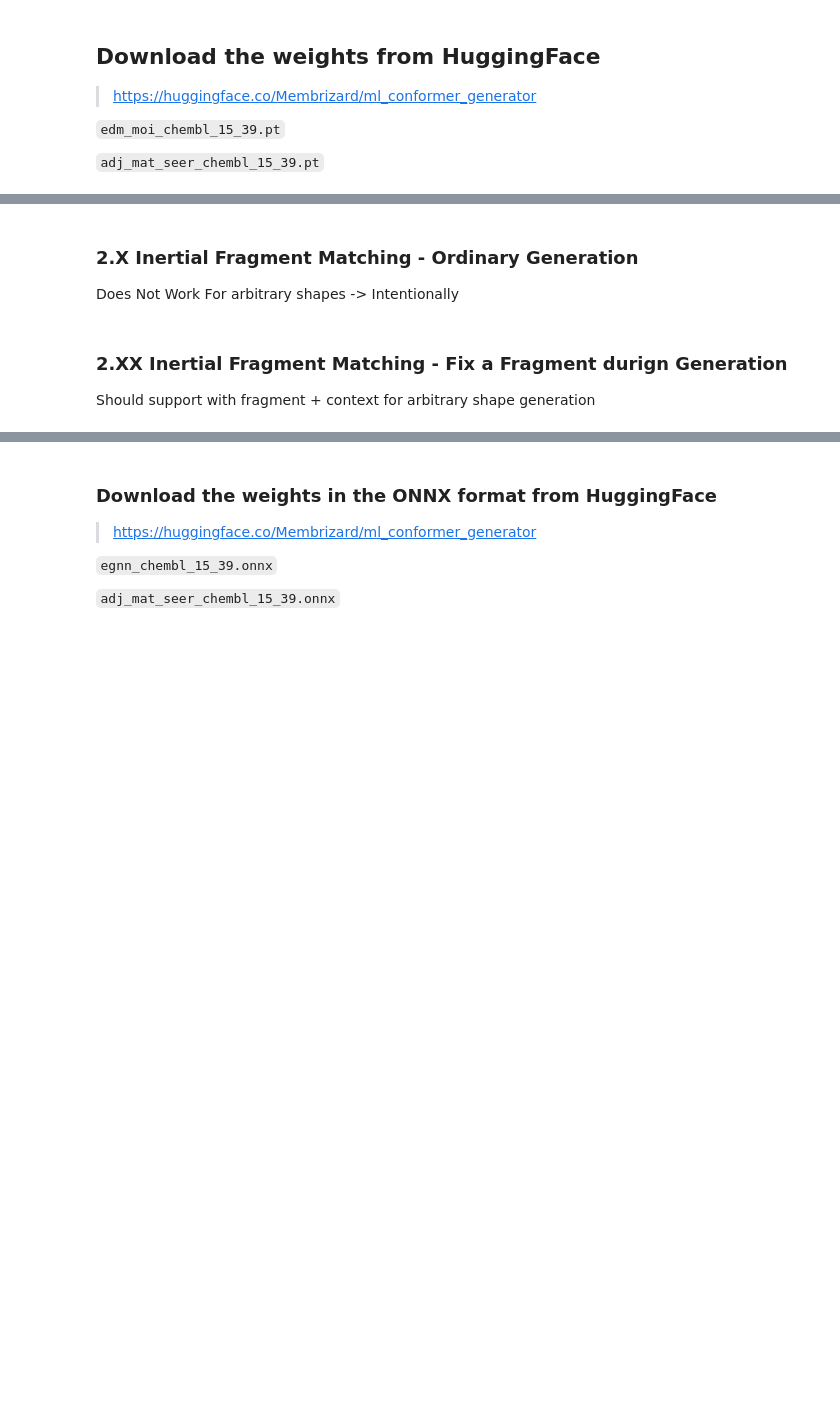
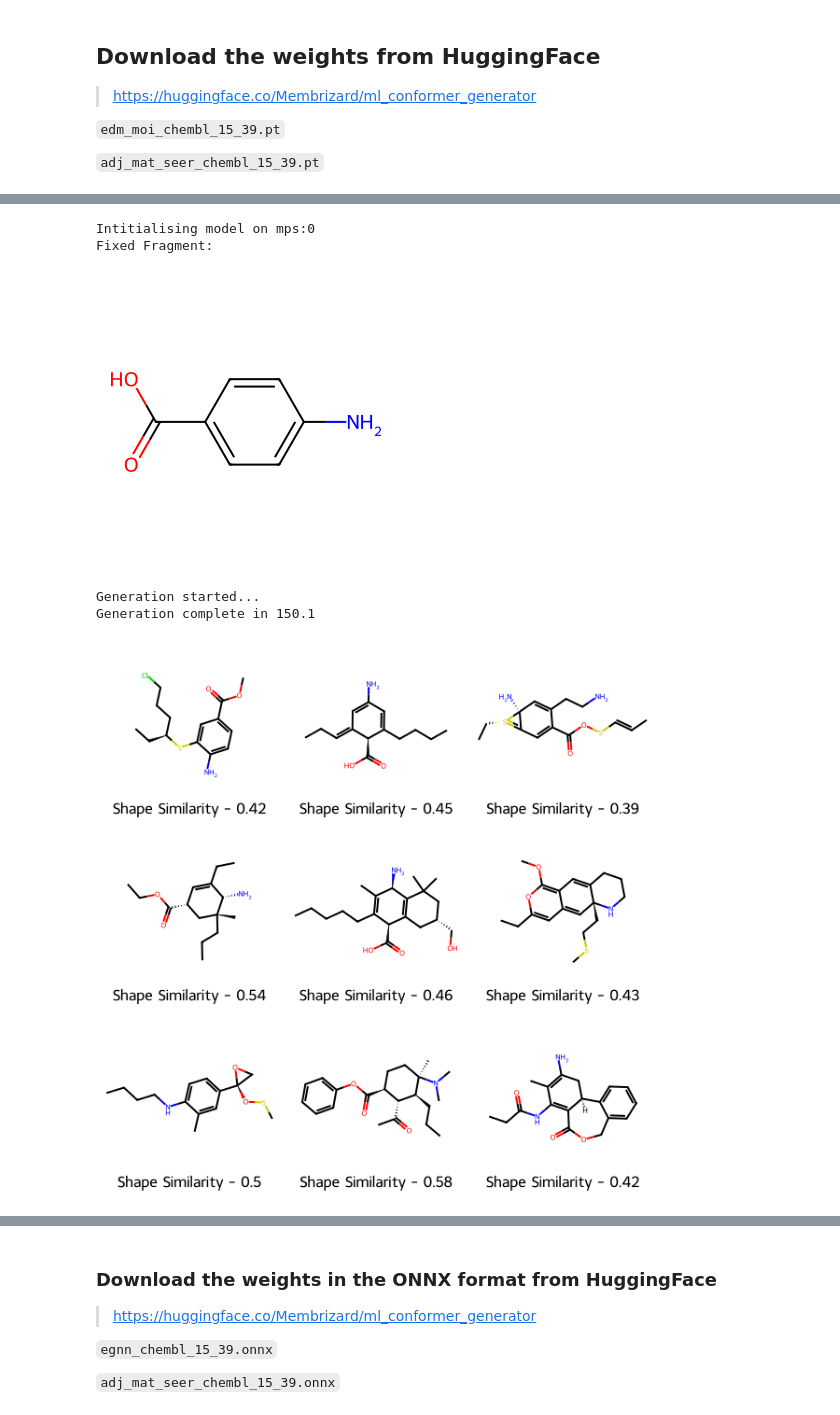
Before and after one commit to Membrizard/ml_conformer_generator, a Jupyter notebook: python_api_demo.ipynb, the cells around one changed output, grey strips where cells are left out. Saved outputs shown, nothing was run; the diff lists cells and outputs as text; code cells hidden in the pictures; blank space fills up the shorter version.

```diff
--- a/python_api_demo.ipynb
+++ b/python_api_demo.ipynb
@@ -107,7 +116,7 @@ else:
 print(f"Intitialising model on {device}")
 
 generator = MLConformerGenerator(
-                                 edm_weights="./edm_moi_chembl_6_39_fragments.pt",
+                                 edm_weights="./edm_moi_chembl_15_39.pt",
                                  adj_mat_seer_weights="./adj_mat_seer_chembl_15_39.pt",
                                  device=device,
                                  diffusion_steps=100,
@@ -117,6 +126,7 @@ generator = MLConformerGenerator(
 ref_mol = Chem.MolFromMolFile('./assets/demo_files/yibfeu.mol')
 # Load a Fragment, which you want generated molecules would have
 fixed_fragment = Chem.MolFromMolFile('./assets/demo_files/paba.mol')
+# fixed_fragment = Chem.MolFromMolFile('./assets/demo_files/ff_yibfeu_.mol')
 
 print("Fixed Fragment:")
 
@@ -125,35 +135,37 @@ display(Draw.MolToImage(Chem.MolFromSmiles(Chem.MolToSmiles(fixed_fragment))))
 # Generate Samples
 print("Generation started...")
 start = time.time()
 # Resampling increases generation quality, while sacrificing speed
 
 samples = generator.generate_conformers(
                                         reference_conformer=ref_mol,
                                         n_samples=20,
                                         variance=2,
                                         resample_steps=1,
                                         fixed_fragment=fixed_fragment,
                                         blend_power=3,
-                                        inertial_fragment_matching=False,
                                        )
 
 print(f"Generation complete in {round(time.time() - start, 2)}")
 
 # Characterise samples
 _, std_samples = evaluate_samples(ref_mol, samples)
 
 # Display results
 mols = []
 legends = []
 for sample in std_samples:
     mol = Chem.MolFromMolBlock(sample['mol_block'])
     mol = Chem.MolFromSmiles(Chem.MolToSmiles(mol))
     mol.SetProp("Shape_Tanimoto", str(sample['shape_tanimoto']))
     mols.append(mol)
     legends.append(f"Shape Similarity - {round(sample['shape_tanimoto'], 2)}")
 
 Draw.MolsToGridImage(mols, legends=legends)
-#75.27
+# %% [output]
+Intitialising model on mps:0
+Fixed Fragment:
+[figure, added]
+Generation started...
+Generation complete in 150.1
+[figure, added]
-# %% [markdown]
-### 2.X Inertial Fragment Matching - Ordinary Generation
-Does Not Work For arbitrary shapes -> Intentionally
@@ -252,3 +171,0 @@ Draw.MolsToGridImage(mols, legends=legends)
-# %% [markdown]
-### 2.XX Inertial Fragment Matching -  Fix a Fragment durign Generation
-Should support with fragment + context for arbitrary shape generation
```
Also changed, not shown: parts of 27 cells of this notebook, 3 other files.
